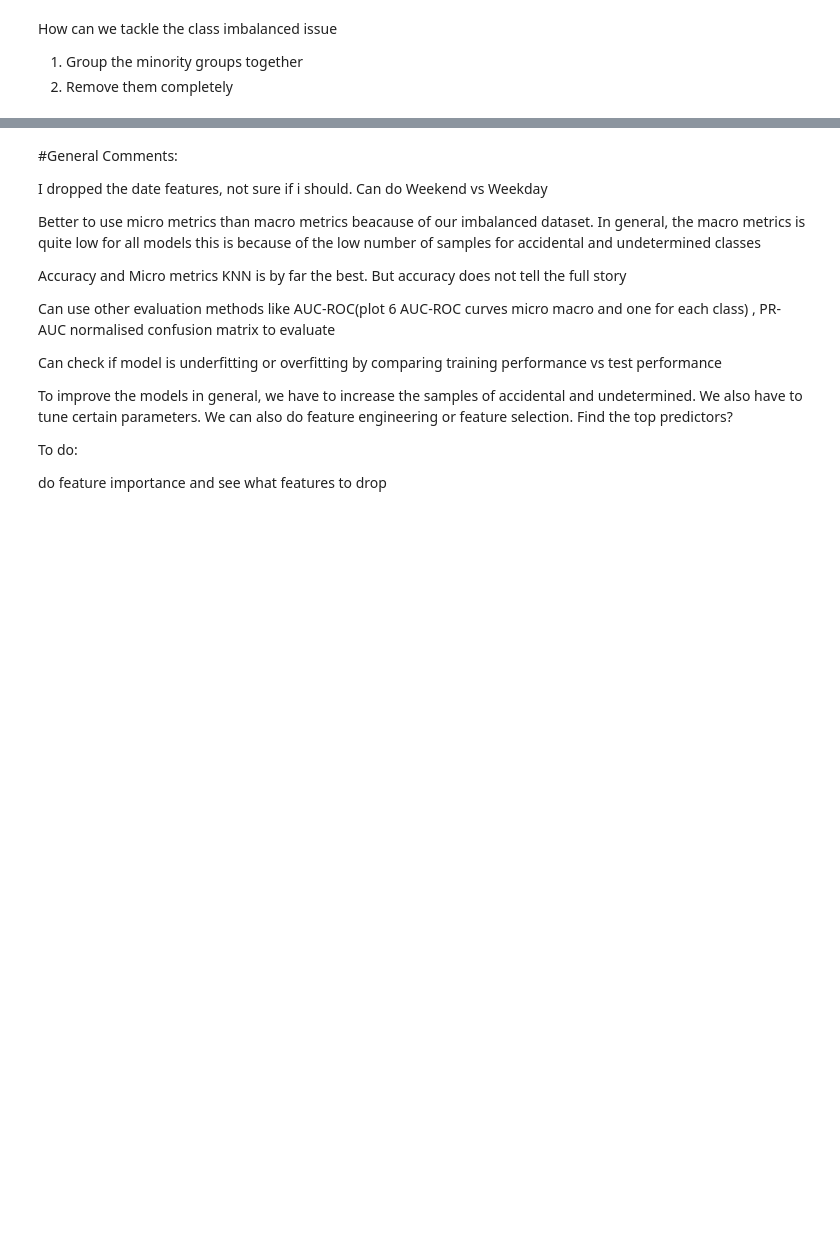
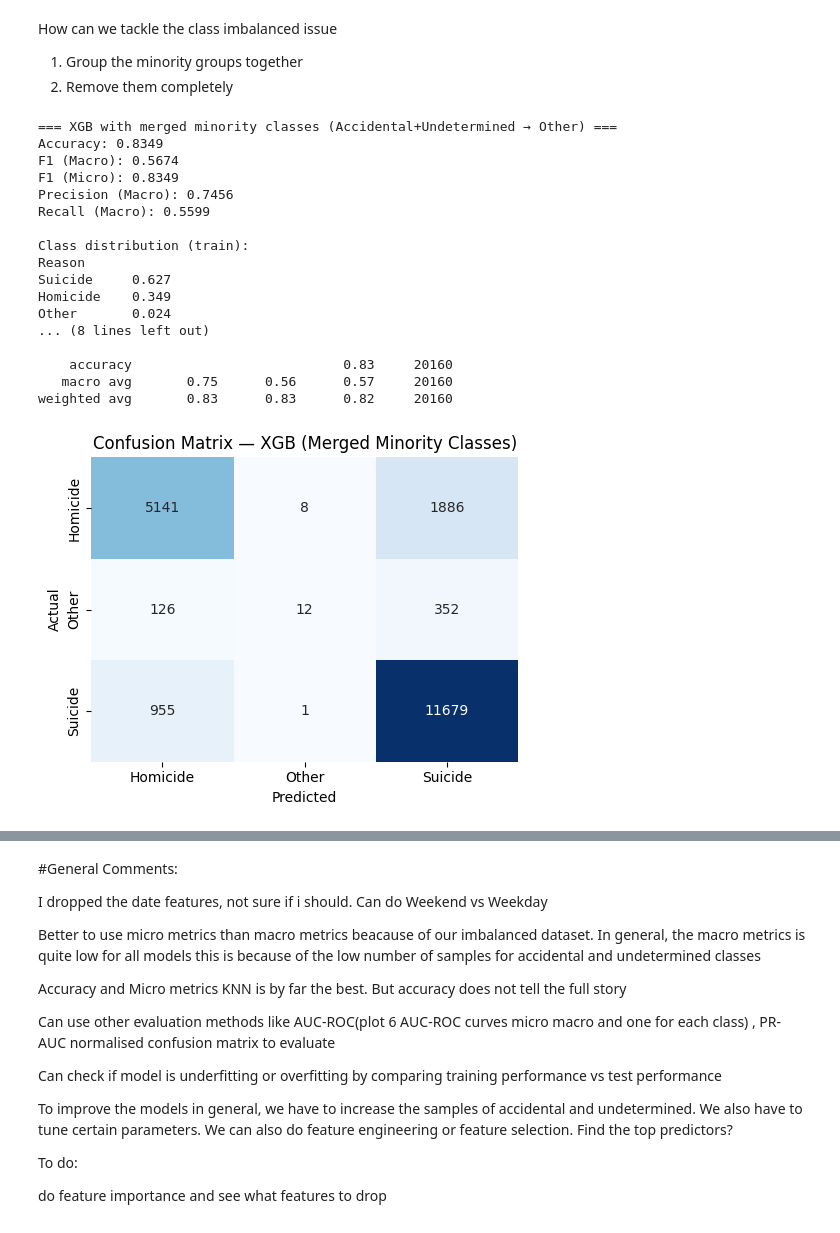
Before and after one commit to beckhamtoh/CS3244-Gun-Violence, a Jupyter notebook: notebooks/Classifying_reasons_for_gun_incidents(baseline_models).ipynb, the cells around one changed output, grey strips where cells are left out. Saved outputs shown, nothing was run; the diff lists cells and outputs as text; code cells hidden in the pictures; blank space fills up the shorter version.

```diff
--- a/notebooks/Classifying_reasons_for_gun_incidents(baseline_models).ipynb
+++ b/notebooks/Classifying_reasons_for_gun_incidents(baseline_models).ipynb
@@ -2138,3 +2138,80 @@ How can we tackle the class imbalanced issue
 
 1. Group the minority groups together
 2. Remove them completely
+# %%
+
+# ----- Merge minorities -----
+merge_map = {"Accidental": "Other", "Undetermined": "Other"}
+y_merged = y.replace(merge_map)
+
+# ----- Train/test split (stratified on merged labels) -----
+x_train, x_test, y_train, y_test = train_test_split(
+    x, y_merged, test_size=0.2, random_state=42, stratify=y_merged
+)
+
+# ----- Encode labels for XGBoost -----
+le = LabelEncoder()
+y_train_enc = le.fit_transform(y_train)
+y_test_enc  = le.transform(y_test)
+
+# ----- XGBoost (use your tuned params) -----
+xgb_merged = XGBClassifier(
+    n_estimators=200,
+    max_depth=6,
+    learning_rate=0.2,
+    objective="multi:softprob",
+    eval_metric="mlogloss",
+    tree_method="hist",
+    n_jobs=-1,
+    random_state=42
+)
+
+xgb_merged.fit(x_train, y_train_enc)
+
+# ----- Evaluate -----
+y_pred = xgb_merged.predict(x_test)
+
+metrics_merged = {
+    "Accuracy": accuracy_score(y_test_enc, y_pred),
+    "F1 (Macro)": f1_score(y_test_enc, y_pred, average="macro", zero_division=0),
+    "F1 (Micro)": f1_score(y_test_enc, y_pred, average="micro", zero_division=0),
+    "Precision (Macro)": precision_score(y_test_enc, y_pred, average="macro", zero_division=0),
+    "Recall (Macro)": recall_score(y_test_enc, y_pred, average="macro", zero_division=0),
+}
+print("=== XGB with merged minority classes (Accidental+Undetermined → Other) ===")
+for k, v in metrics_merged.items():
+    print(f"{k}: {v:.4f}")
+print("\nClass distribution (train):")
+print(y_train.value_counts(normalize=True).round(3))
+print("\nClassification Report:")
+print(classification_report(y_test_enc, y_pred, target_names=le.classes_, zero_division=0))
+
+# ----- Confusion matrix (pretty) -----
+cm = confusion_matrix(y_test_enc, y_pred, labels=np.arange(len(le.classes_)))
+plt.figure(figsize=(5,4))
+sns.heatmap(cm, annot=True, fmt='d', cmap='Blues',
+            xticklabels=le.classes_, yticklabels=le.classes_, cbar=False)
+plt.xlabel("Predicted")
+plt.ylabel("Actual")
+plt.title("Confusion Matrix — XGB (Merged Minority Classes)")
+plt.tight_layout()
+plt.show()
+# %% [output]
+=== XGB with merged minority classes (Accidental+Undetermined → Other) ===
+Accuracy: 0.8349
+F1 (Macro): 0.5674
+F1 (Micro): 0.8349
+Precision (Macro): 0.7456
+Recall (Macro): 0.5599
+
+Class distribution (train):
+Reason
+Suicide     0.627
+Homicide    0.349
+Other       0.024
+... (8 lines left out)
+
+    accuracy                           0.83     20160
+   macro avg       0.75      0.56      0.57     20160
+weighted avg       0.83      0.83      0.82     20160
+[figure, added]
```
Also changed, not shown: parts of 1 cell of this notebook.
